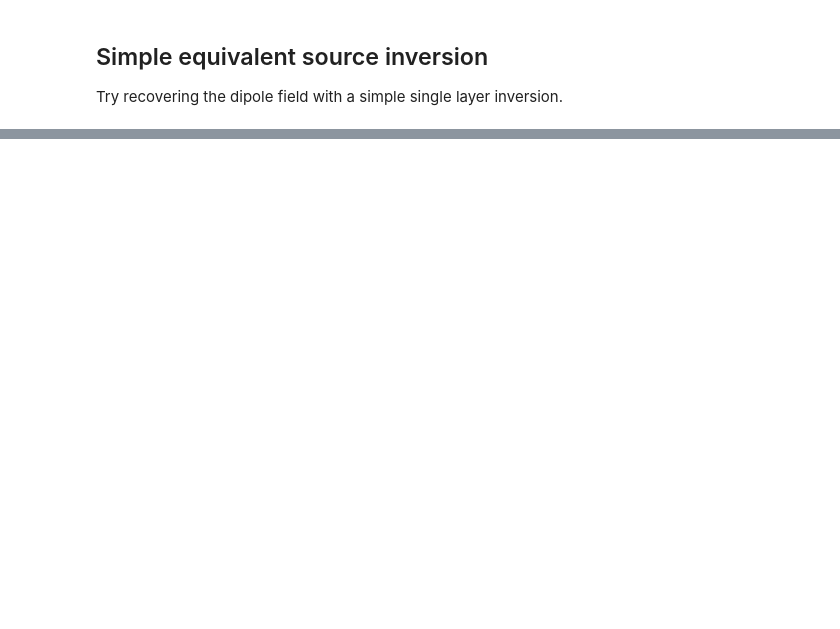
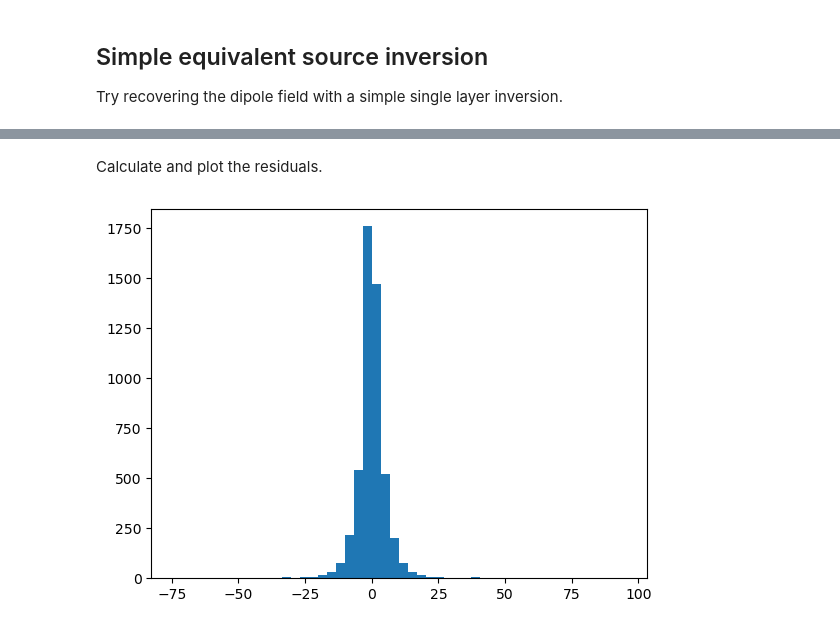
Before and after one commit to compgeolab/eqs-magnetic-spherical, a Jupyter notebook: code/proof-of-concept.ipynb, the cells around one changed output, grey strips where cells are left out. Cells and saved outputs as stored; diff of their text form; code cells hidden in the pictures; blank space fills up the shorter version.

```diff
--- a/code/proof-of-concept.ipynb
+++ b/code/proof-of-concept.ipynb
@@ -86,0 +72,9 @@ Wall time: 558 ms
+# %% [markdown]
+Calculate and plot the residuals.
+# %%
+residuals = data - hm.total_field_anomaly(eqs.predict(coordinates), inclination, declination)
+
+plt.hist(residuals, bins=50)
+plt.show()
+# %% [output]
+[figure, added]
```
Also changed, not shown: parts of 11 cells of this notebook.
